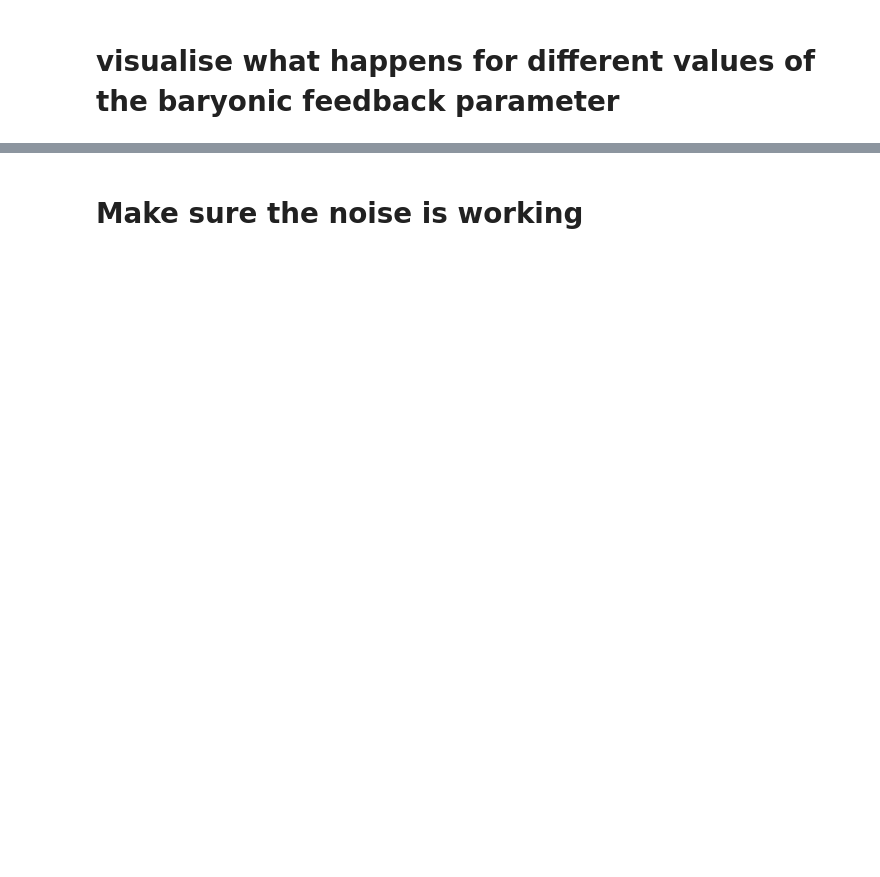
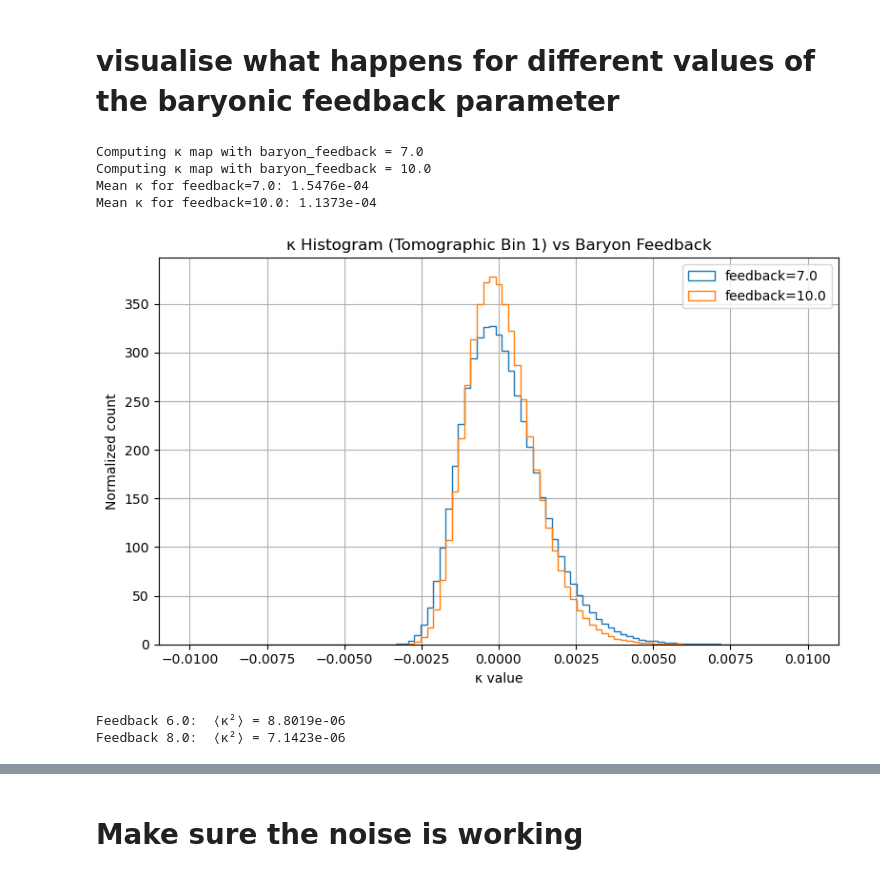
Before and after one commit to pltaylor16/BNTSmooth, a Jupyter notebook: build.ipynb, the cells around one changed output, grey strips where cells are left out. Saved outputs shown, nothing was run; the diff lists cells and outputs as text; code cells hidden in the pictures; blank space fills up the shorter version.

```diff
--- a/build.ipynb
+++ b/build.ipynb
@@ -188,44 +200,53 @@ plt.show()
 import matplotlib.pyplot as plt
 
 # --- Define baryonic feedback values to compare ---
-feedback_values = [6.0,8.0]
+feedback_values = [7.,10.]
 hist_data = []
 
 for feedback in feedback_values:
     print(f"Computing κ map with baryon_feedback = {feedback}")
 
     # Set feedback parameter and regenerate matter maps
     sim.baryon_feedback = feedback
     sim.set_cosmo()
     matter_maps = sim.generate_matter_fields_from_scratch()
 
     # Compute kappa maps
     kappa_maps = sim.compute_kappa_maps(matter_maps)
 
     # Take the first tomographic bin
     kappa_bin_0 = kappa_maps[0]
     hist_data.append(kappa_bin_0)
 
 # --- Plot histograms ---
 plt.figure(figsize=(8, 5))
 bins = np.linspace(-0.01, 0.01, 100)  # Adjust as needed
 
 for i, kappa in enumerate(hist_data):
     print(f"Mean κ for feedback={feedback_values[i]}: {np.mean(kappa):.4e}")
     plt.hist(kappa, bins=bins, histtype='step', label=f'feedback={feedback_values[i]}', density=True)
 
 plt.xlabel("κ value")
 plt.ylabel("Normalized count")
 plt.title("κ Histogram (Tomographic Bin 1) vs Baryon Feedback")
 plt.legend()
 plt.grid(True)
 plt.tight_layout()
 plt.show()
+# %% [output]
+Computing κ map with baryon_feedback = 7.0
+Computing κ map with baryon_feedback = 10.0
+Mean κ for feedback=7.0: 1.5476e-04
+Mean κ for feedback=10.0: 1.1373e-04
+[figure, added]
 # %%
 second_moments = [np.var(kappa) for kappa in hist_data]
 # %%
 for feedback, var in zip(feedback_values, second_moments):
     print(f"Feedback {feedback}:  ⟨κ²⟩ = {var:.4e}")
+# %% [output]
+Feedback 6.0:  ⟨κ²⟩ = 8.8019e-06
+Feedback 8.0:  ⟨κ²⟩ = 7.1423e-06
 # %%
 import healpy as hp
 
```
Also changed, not shown: parts of 13 cells of this notebook.
